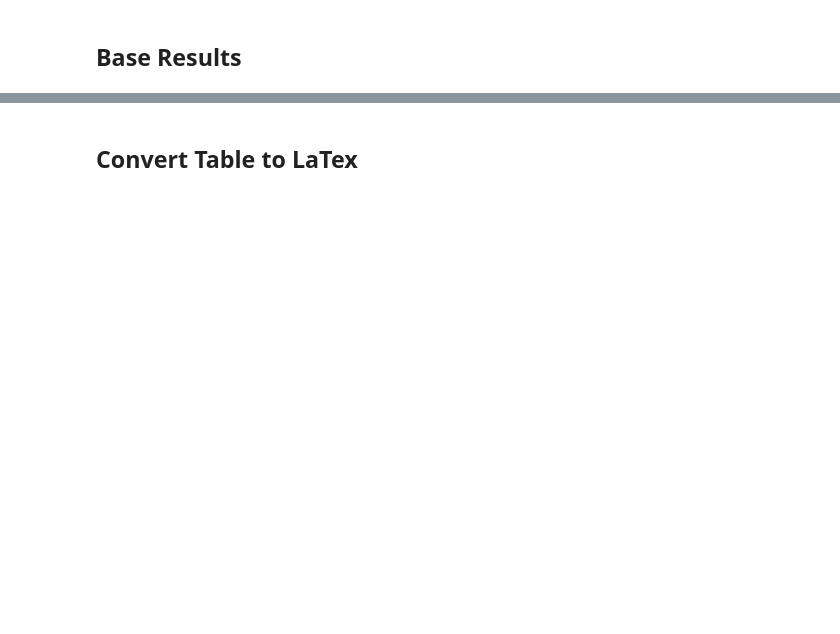
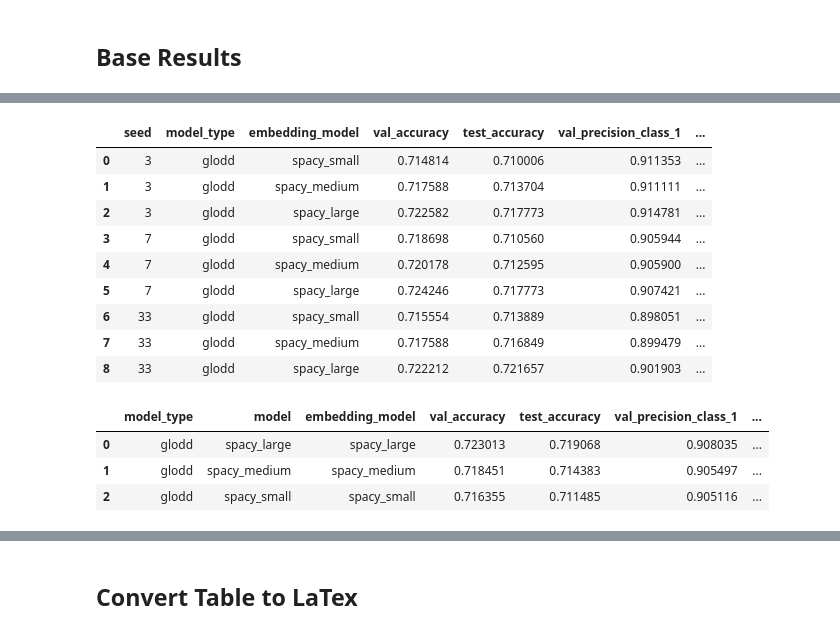
Before and after one commit to ufdatastudio/predictions, a Jupyter notebook: notebook_experiments/naacl_26_27-vizualize_llm_results.ipynb, the cells around one changed output, grey strips where cells are left out. Saved outputs shown, nothing was run; the diff lists cells and outputs as text; code cells hidden in the pictures; blank space fills up the shorter version.

```diff
--- a/notebook_experiments/naacl_26_27-vizualize_llm_results.ipynb
+++ b/notebook_experiments/naacl_26_27-vizualize_llm_results.ipynb
@@ -32,0 +31,15 @@ results_path
+# %%
+results_root = (
+    Path(results_path).resolve().parents[2]
+    / "naacl_2026_submission"
+)
+
+experiment = "tolsa_naacl_2026_2027-final"
+experiment_dir = results_root / experiment
+averaged_dir = experiment_dir / "averaged"
+
+seeds = [3, 7, 33]
+embedding_model = "spacy_large"
+
+print(f"Results root: {results_root}")
+print(f"Experiment: {experiment_dir}")
@@ -35 +182,26 @@ results_path
+# %%
+glodd_raw = glodd_raw[
+    ["seed", "model_type", "embedding_model",
+     "val_accuracy", "test_accuracy",
+     "val_precision_class_1", "val_recall_class_1", "val_f1_class_1",
+     "test_precision_class_1", "test_recall_class_1", "test_f1_class_1"]
+]
+
+display(glodd_raw)
+display(glodd_summary)
+# %% [output]
+|  | seed | model_type | embedding_model | val_accuracy | test_accuracy | val_precision_class_1 | ... |
+| 0 | 3 | glodd | spacy_small | 0.714814 | 0.710006 | 0.911353 | ... |
+| 1 | 3 | glodd | spacy_medium | 0.717588 | 0.713704 | 0.911111 | ... |
+| 2 | 3 | glodd | spacy_large | 0.722582 | 0.717773 | 0.914781 | ... |
+| 3 | 7 | glodd | spacy_small | 0.718698 | 0.710560 | 0.905944 | ... |
+| 4 | 7 | glodd | spacy_medium | 0.720178 | 0.712595 | 0.905900 | ... |
+| 5 | 7 | glodd | spacy_large | 0.724246 | 0.717773 | 0.907421 | ... |
+| 6 | 33 | glodd | spacy_small | 0.715554 | 0.713889 | 0.898051 | ... |
+| 7 | 33 | glodd | spacy_medium | 0.717588 | 0.716849 | 0.899479 | ... |
+| 8 | 33 | glodd | spacy_large | 0.722212 | 0.721657 | 0.901903 | ... |
+|  | model_type | model | embedding_model | val_accuracy | test_accuracy | val_precision_class_1 | ... |
+| 0 | glodd | spacy_large | spacy_large | 0.723013 | 0.719068 | 0.908035 | ... |
+| 1 | glodd | spacy_medium | spacy_medium | 0.718451 | 0.714383 | 0.905497 | ... |
+| 2 | glodd | spacy_small | spacy_small | 0.716355 | 0.711485 | 0.905116 | ... |
 # %%
```
Also changed, not shown: parts of 11 cells of this notebook.
